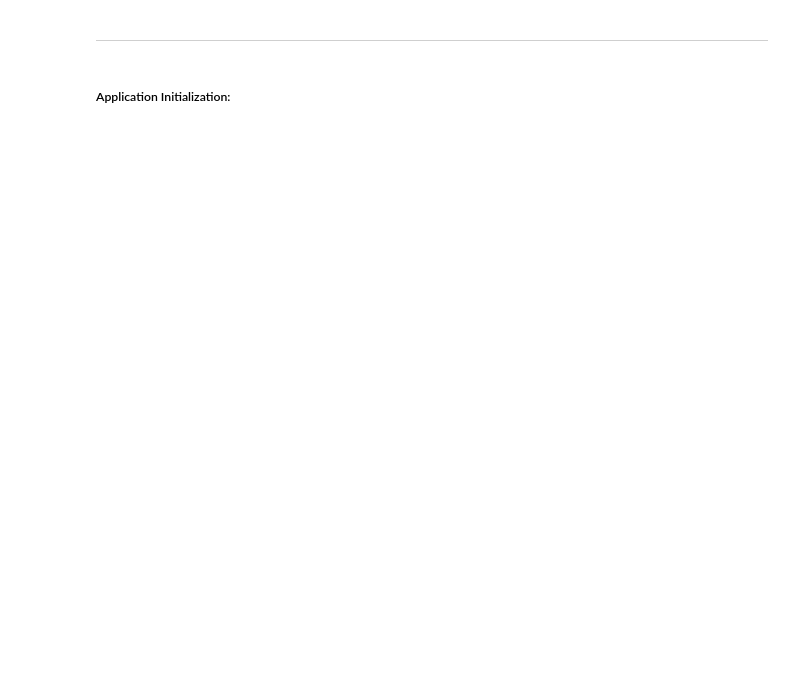
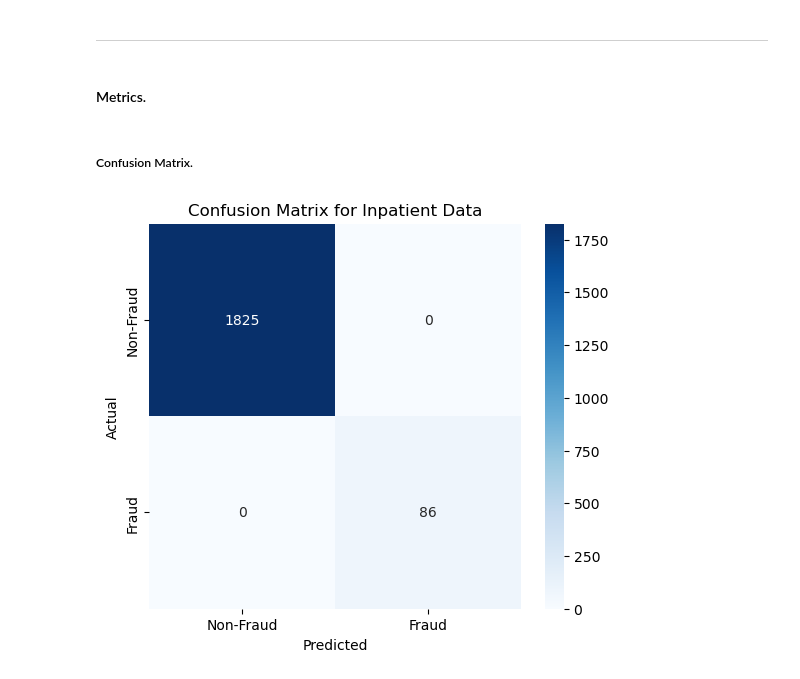
Before and after one commit to CesarChaparro1974/Healthcare-provider-fraud-detection, a Jupyter notebook: notebook.ipynb, the cells around one changed output. Cells and saved outputs as stored; diff of their text form; code cells hidden in the pictures; blank space fills up the shorter version.

Commit message:
done until confusion matrix

```diff
--- a/notebook.ipynb
+++ b/notebook.ipynb
@@ -1249,0 +1263,16 @@ plt.show()
+# %%
+# Set a threshold for claim amount (you can adjust this threshold based on your data)
+claim_amount_threshold = cleaned_inpatient_data['InscClaimAmtReimbursed'].quantile(0.95)  # 95th percentile
+
+# Set a threshold for number of claims per provider
+provider_claims_threshold = cleaned_inpatient_data.groupby('Provider').size().quantile(0.95)
+
+# Create a FraudActivity column based on these rules
+cleaned_inpatient_data['FraudActivity'] = np.where(
+    (cleaned_inpatient_data['InscClaimAmtReimbursed'] > claim_amount_threshold) |
+    (cleaned_inpatient_data.groupby('Provider')['Provider'].transform('size') > provider_claims_threshold),
+    1, 0
+)
+
+# Verify that the column was created
+cleaned_inpatient_data[['Provider', 'InscClaimAmtReimbursed', 'FraudActivity']].head()
@@ -1348,0 +1314,8 @@ ValueError: could not convert string to float: 'V5789'
+# %%
+# Define features (X) and target (y)
+X_inpatient = cleaned_inpatient_data.drop(columns=['FraudActivity'])  # Drop target column from features
+y_inpatient = cleaned_inpatient_data['FraudActivity']  # Target is fraud activity
+
+# Split the data into 60% training, 20% validation, and 20% testing
+X_train_inpatient, X_temp_inpatient, y_train_inpatient, y_temp_inpatient = train_test_split(X_inpatient, y_inpatient, test_size=0.4, random_state=42)  # 60% for training
+X_val_inpatient, X_test_inpatient, y_val_inpatient, y_test_inpatient = train_test_split(X_temp_inpatient, y_temp_inpatient, test_size=0.5, random_state=42)  # 20% validation, 20% test
@@ -1370,4 +1426,2 @@ outpatient_model = joblib.load('outpatient_fraud_model.pkl')
 # %% [markdown]
 ***
-# %% [markdown]
-##### Application Initialization:
@@ -1391,0 +1428,20 @@ def predict(data: dict):
+# %% [markdown]
+#### Metrics.
+# %% [markdown]
+##### Confusion Matrix.
+# %%
+# Predicting on inpatient data
+y_pred_inpatient = model.predict(X_test_inpatient)
+
+# Confusion Matrix for inpatient data
+cm_inpatient = confusion_matrix(y_test_inpatient, y_pred_inpatient)
+
+# Plot the confusion matrix for inpatient
+plt.figure(figsize=(6, 5))
+sns.heatmap(cm_inpatient, annot=True, fmt='d', cmap='Blues', xticklabels=["Non-Fraud", "Fraud"], yticklabels=["Non-Fraud", "Fraud"])
+plt.xlabel('Predicted')
+plt.ylabel('Actual')
+plt.title('Confusion Matrix for Inpatient Data')
+plt.show()
+# %% [output]
+[figure, added]
```
Also changed, not shown: parts of 41 cells of this notebook, 6 other files.
